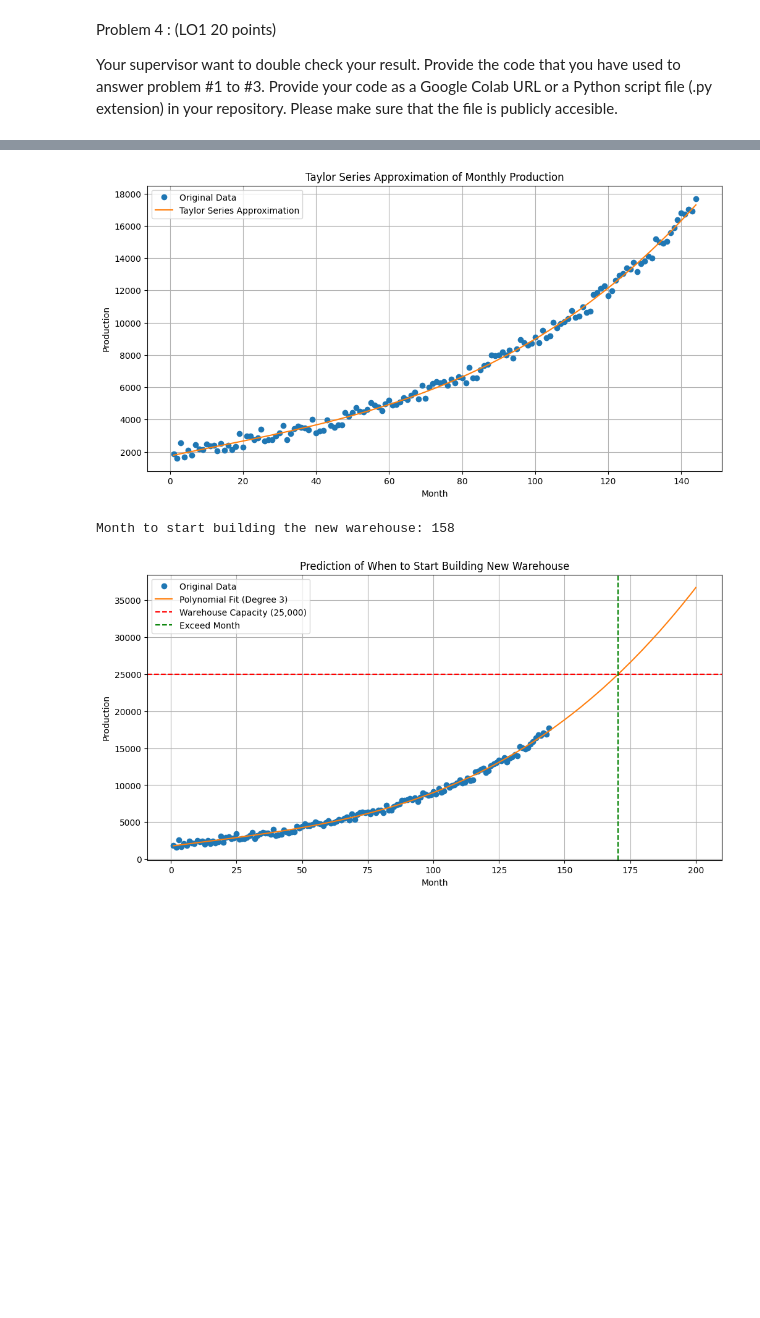
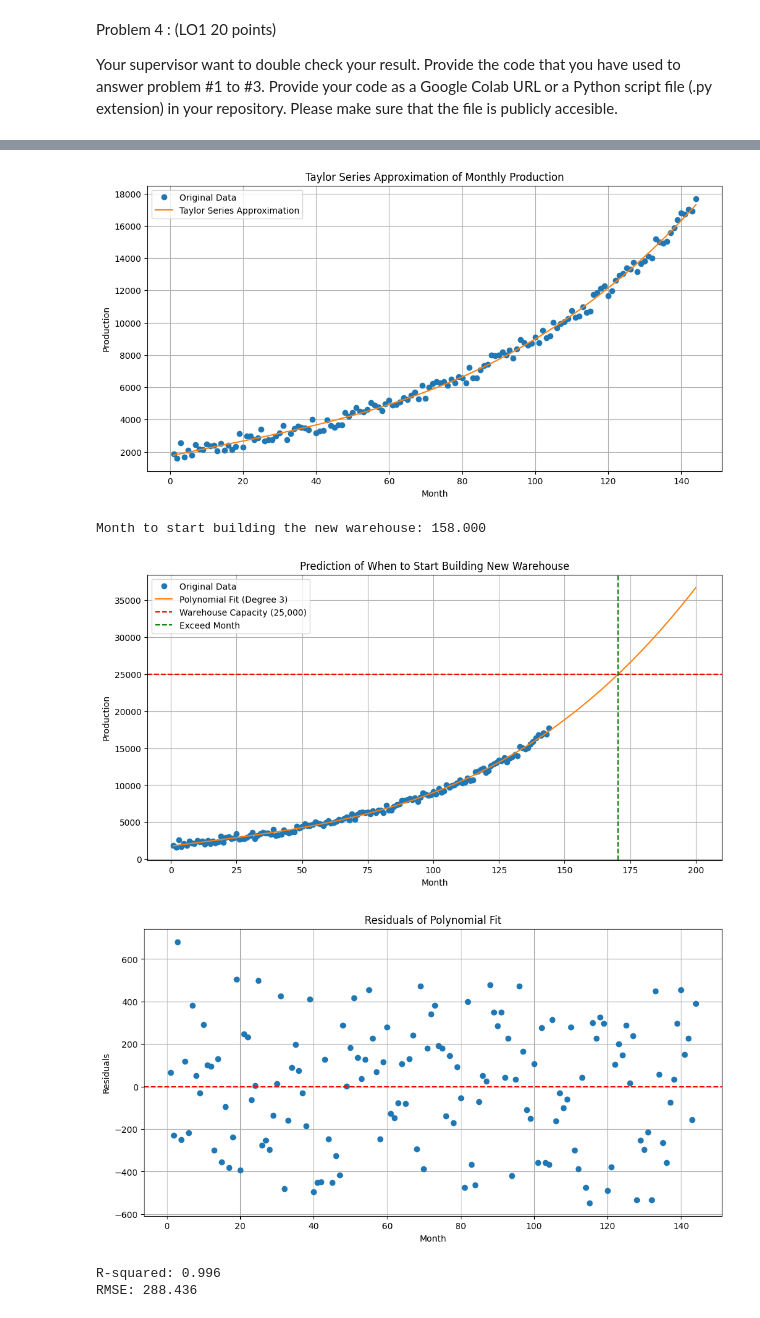
Before and after one commit to jerewy/warehouse_capacity_analysis, a Jupyter notebook: scicompAOL.ipynb, the cells around one changed output, grey strips where cells are left out. Saved outputs shown, nothing was run; the diff lists cells and outputs as text; code cells hidden in the pictures; blank space fills up the shorter version.

```diff
--- a/scicompAOL.ipynb
+++ b/scicompAOL.ipynb
@@ -177,21 +188,21 @@ Problem 4 : (LO1 20 points)
 
 Your supervisor want to double check your result. Provide the code that you have used to answer problem #1 to #3. Provide your code as a Google Colab URL or a Python script file (.py extension) in your repository. Please make sure that the file is publicly accesible.
 # %%
+# Import necessary libraries
 import pandas as pd
 import numpy as np
 import matplotlib.pyplot as plt
-from scipy.optimize import fsolve
 
-# Load the data from the provided URL
-url = "https://stbm7resourcesprod.blob.core.windows.net:443/assessment/Assessment/afcc3c44-bc8d-41fd-bbfd-5b68530612e8.xlsx?sv=2023-08-03&se=2024-06-22T17%3A22%3A39Z&sr=b&sp=r&sig=k%2FOs2SuBogOdAydlX5jQEzDjkFsvv567zFvE6CsgBIc%3D"
-data = pd.read_excel(url)
+# Use the GitHub raw link to the .xlsx file
+url = "https://raw.githubusercontent.com/jerewy/warehouse_capacity_analysis/main/afcc3c44-bc8d-41fd-bbfd-5b68530612e8.xlsx"
+data = pd.read_excel(url, engine='openpyxl')
 
 # Transpose the data for easier processing
 data_transposed = data.transpose()
 data_transposed.columns = ['Production']
-data_transposed['Month'] = np.arange(1, 145)
+data_transposed['Month'] = range(1, 145)
 
-# Problem 1: Polynomial regression of degree 3 using numpy polyfit
+# Polynomial regression of degree 3 using numpy polyfit
 x = data_transposed['Month']
 y = data_transposed['Production']
 coefficients = np.polyfit(x, y, 3)
@@ -212,7 +223,7 @@ plt.grid(True)
 plt.show()
 
 # Problem 2: Taylor Series Conversion Explanation
-# The polynomial function P(x) = c0 + c1*x + c2*x^2 + c3*x^3 is already in numerical form
+# The polynomial function P(x) = c0 + c1*x + c2*x**2 + c3*x^3 is already in numerical form
 # The Taylor Series expansion at x = 0 is the polynomial itself for this problem
 
 # Coefficients of the polynomial (these are also the Taylor Series coefficients)
@@ -246,37 +257,75 @@ def polynomial(month):
 def func_to_solve(month):
     return polynomial(month) - 25000
 
-# Initial guess for the root
-initial_guess = 144
+# Implement the bisection method
+def bisection_method(f, a, b, tol=1e-5, max_iter=1000):
+    if f(a) * f(b) >= 0:
+        raise ValueError("The function must have different signs at the endpoints a and b.")
+    for _ in range(max_iter):
+        c = (a + b) / 2.0
+        if f(c) == 0 or (b - a) / 2.0 < tol:
+            return c
+        if f(c) * f(a) < 0:
+            b = c
+        else:
+            a = c
+    return c
 
-# Find the root
-month_exceed = fsolve(func_to_solve, initial_guess)[0]
+# Initial interval [144, 200] to find when production exceeds 25,000
+a, b = 144, 200
+month_exceed = bisection_method(func_to_solve, a, b)
 
 # Calculate the month to start building the new warehouse
 month_to_start_building = month_exceed - 13
 
 # Ensure the month to start building is an integer and valid month
 month_to_start_building = max(1, int(np.ceil(month_to_start_building)))
 
-print(f"Month to start building the new warehouse: {month_to_start_building}")
+print(f"Month to start building the new warehouse: {month_to_start_building:.3f}")
 
 # Plot the polynomial regression and the 25,000 threshold line
 x_fit = np.linspace(1, 200, 200)
 y_fit = np.polyval(coefficients, x_fit)
 
 plt.figure(figsize=(12, 6))
 plt.plot(x, y, 'o', label='Original Data')
 plt.plot(x_fit, y_fit, '-', label='Polynomial Fit (Degree 3)')
 plt.axhline(y=25000, color='r', linestyle='--', label='Warehouse Capacity (25,000)')
 plt.axvline(x=month_exceed, color='g', linestyle='--', label='Exceed Month')
 plt.xlabel('Month')
 plt.ylabel('Production')
 plt.title('Prediction of When to Start Building New Warehouse')
 plt.legend()
 plt.grid(True)
 plt.show()
+
+# Verify model accuracy
+
+# Residuals
+residuals = y - np.polyval(coefficients, x)
+plt.figure(figsize=(12, 6))
+plt.plot(x, residuals, 'o')
+plt.axhline(y=0, color='r', linestyle='--')
+plt.xlabel('Month')
+plt.ylabel('Residuals')
+plt.title('Residuals of Polynomial Fit')
+plt.grid(True)
+plt.show()
+
+# R-squared
+ss_res = np.sum(residuals**2)
+ss_tot = np.sum((y - np.mean(y))**2)
+r_squared = 1 - (ss_res / ss_tot)
+print(f"R-squared: {r_squared:.3f}")
+
+# RMSE
+rmse = np.sqrt(np.mean(residuals**2))
+print(f"RMSE: {rmse:.3f}")
 # %% [output]
 [figure]
 [figure]
-Month to start building the new warehouse: 158
+Month to start building the new warehouse: 158.000
 [figure]
+[figure, added]
+R-squared: 0.996
+RMSE: 288.436
```
Also changed, not shown: parts of 3 cells of this notebook.
